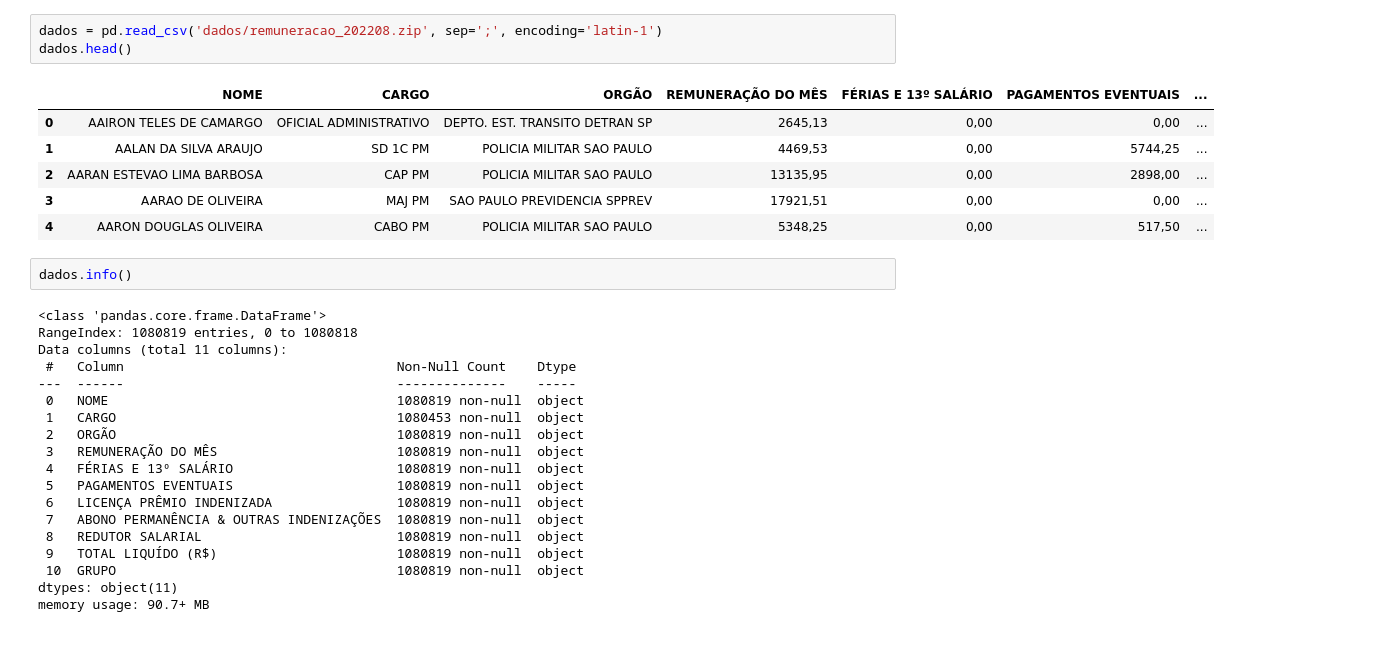
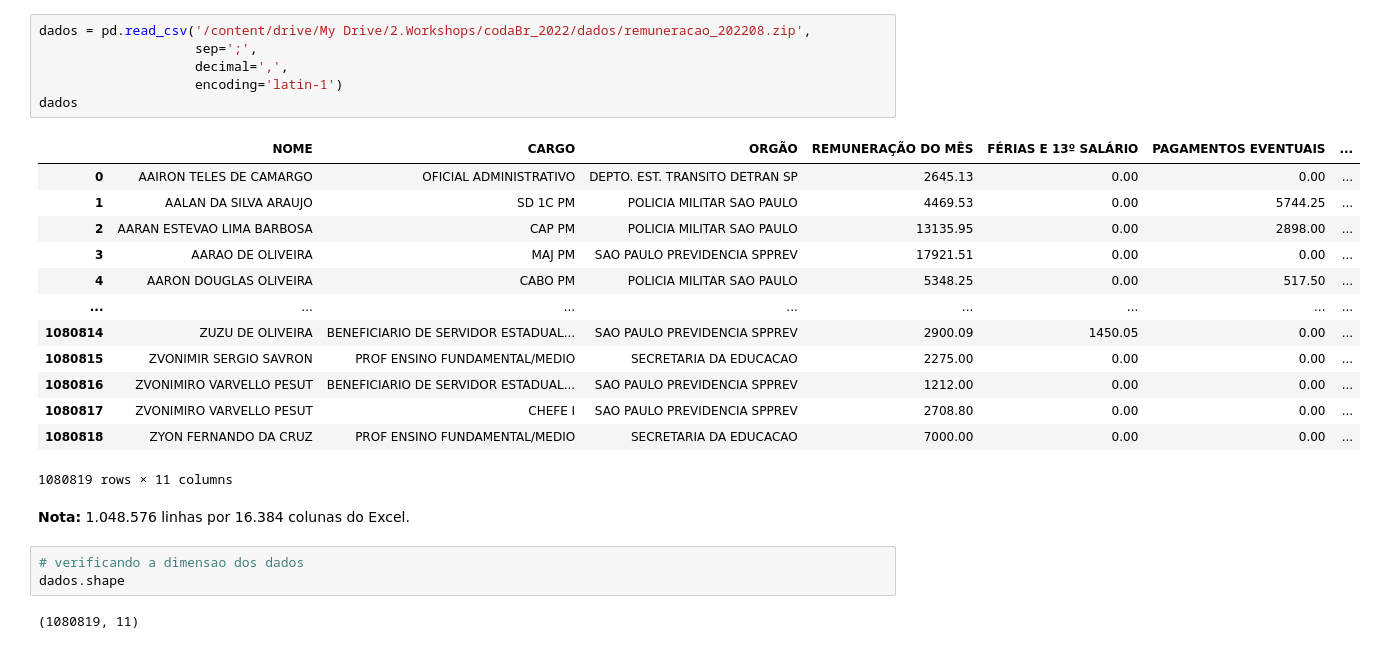
Before and after one commit to dforoni/codaBr_2022, a Jupyter notebook: ws_python_for_excel_users.ipynb, the cells around one changed output. Cells and saved outputs as stored; diff of their text form.

```diff
--- a/ws_python_for_excel_users.ipynb
+++ b/ws_python_for_excel_users.ipynb
@@ -3,31 +171,27 @@ import pandas as pd
 # %%
-dados = pd.read_csv('dados/remuneracao_202208.zip', sep=';', encoding='latin-1')
-dados.head()
+dados = pd.read_csv('/content/drive/My Drive/2.Workshops/codaBr_2022/dados/remuneracao_202208.zip',
+                    sep=';',
+                    decimal=',',
+                    encoding='latin-1')
+dados
 # %% [output]
 |  | NOME | CARGO | ORGÃO | REMUNERAÇÃO DO MÊS | FÉRIAS E 13º SALÁRIO | PAGAMENTOS EVENTUAIS | ... |
-| 0 | AAIRON TELES DE CAMARGO | OFICIAL ADMINISTRATIVO | DEPTO. EST. TRANSITO DETRAN SP | 2645,13 | 0,00 | 0,00 | ... |
-| 1 | AALAN DA SILVA ARAUJO | SD 1C PM | POLICIA MILITAR SAO PAULO | 4469,53 | 0,00 | 5744,25 | ... |
-| 2 | AARAN ESTEVAO LIMA BARBOSA | CAP PM | POLICIA MILITAR SAO PAULO | 13135,95 | 0,00 | 2898,00 | ... |
-| 3 | AARAO DE OLIVEIRA | MAJ PM | SAO PAULO PREVIDENCIA SPPREV | 17921,51 | 0,00 | 0,00 | ... |
-| 4 | AARON DOUGLAS OLIVEIRA | CABO PM | POLICIA MILITAR SAO PAULO | 5348,25 | 0,00 | 517,50 | ... |
+| 0 | AAIRON TELES DE CAMARGO | OFICIAL ADMINISTRATIVO | DEPTO. EST. TRANSITO DETRAN SP | 2645.13 | 0.00 | 0.00 | ... |
+| 1 | AALAN DA SILVA ARAUJO | SD 1C PM | POLICIA MILITAR SAO PAULO | 4469.53 | 0.00 | 5744.25 | ... |
+| 2 | AARAN ESTEVAO LIMA BARBOSA | CAP PM | POLICIA MILITAR SAO PAULO | 13135.95 | 0.00 | 2898.00 | ... |
+| 3 | AARAO DE OLIVEIRA | MAJ PM | SAO PAULO PREVIDENCIA SPPREV | 17921.51 | 0.00 | 0.00 | ... |
+| 4 | AARON DOUGLAS OLIVEIRA | CABO PM | POLICIA MILITAR SAO PAULO | 5348.25 | 0.00 | 517.50 | ... |
+| ... | ... | ... | ... | ... | ... | ... | ... |
+| 1080814 | ZUZU DE OLIVEIRA | BENEFICIARIO DE SERVIDOR ESTADUAL... | SAO PAULO PREVIDENCIA SPPREV | 2900.09 | 1450.05 | 0.00 | ... |
+| 1080815 | ZVONIMIR SERGIO SAVRON | PROF ENSINO FUNDAMENTAL/MEDIO | SECRETARIA DA EDUCACAO | 2275.00 | 0.00 | 0.00 | ... |
+| 1080816 | ZVONIMIRO VARVELLO PESUT | BENEFICIARIO DE SERVIDOR ESTADUAL... | SAO PAULO PREVIDENCIA SPPREV | 1212.00 | 0.00 | 0.00 | ... |
+| 1080817 | ZVONIMIRO VARVELLO PESUT | CHEFE I | SAO PAULO PREVIDENCIA SPPREV | 2708.80 | 0.00 | 0.00 | ... |
+| 1080818 | ZYON FERNANDO DA CRUZ | PROF ENSINO FUNDAMENTAL/MEDIO | SECRETARIA DA EDUCACAO | 7000.00 | 0.00 | 0.00 | ... |
+1080819 rows × 11 columns
-# %%
-dados.info()
-# %% [output]
-<class 'pandas.core.frame.DataFrame'>
-RangeIndex: 1080819 entries, 0 to 1080818
-Data columns (total 11 columns):
- #   Column                                   Non-Null Count    Dtype
----  ------                                   --------------    -----
- 0   NOME                                     1080819 non-null  object
- 1   CARGO                                    1080453 non-null  object
- 2   ORGÃO                                    1080819 non-null  object
- 3   REMUNERAÇÃO DO MÊS                       1080819 non-null  object
- 4   FÉRIAS E 13º SALÁRIO                     1080819 non-null  object
- 5   PAGAMENTOS EVENTUAIS                     1080819 non-null  object
- 6   LICENÇA PRÊMIO INDENIZADA                1080819 non-null  object
- 7   ABONO PERMANÊNCIA & OUTRAS INDENIZAÇÕES  1080819 non-null  object
- 8   REDUTOR SALARIAL                         1080819 non-null  object
- 9   TOTAL LIQUÍDO (R$)                       1080819 non-null  object
- 10  GRUPO                                    1080819 non-null  object
-dtypes: object(11)
-memory usage: 90.7+ MB
+# %% [markdown]
+**Nota:** 1.048.576 linhas por 16.384 colunas do Excel.
+# %%
+# verificando a dimensao dos dados
+dados.shape
+# %% [output]
+(1080819, 11)
```
Also changed, not shown: parts of 54 cells of this notebook.
